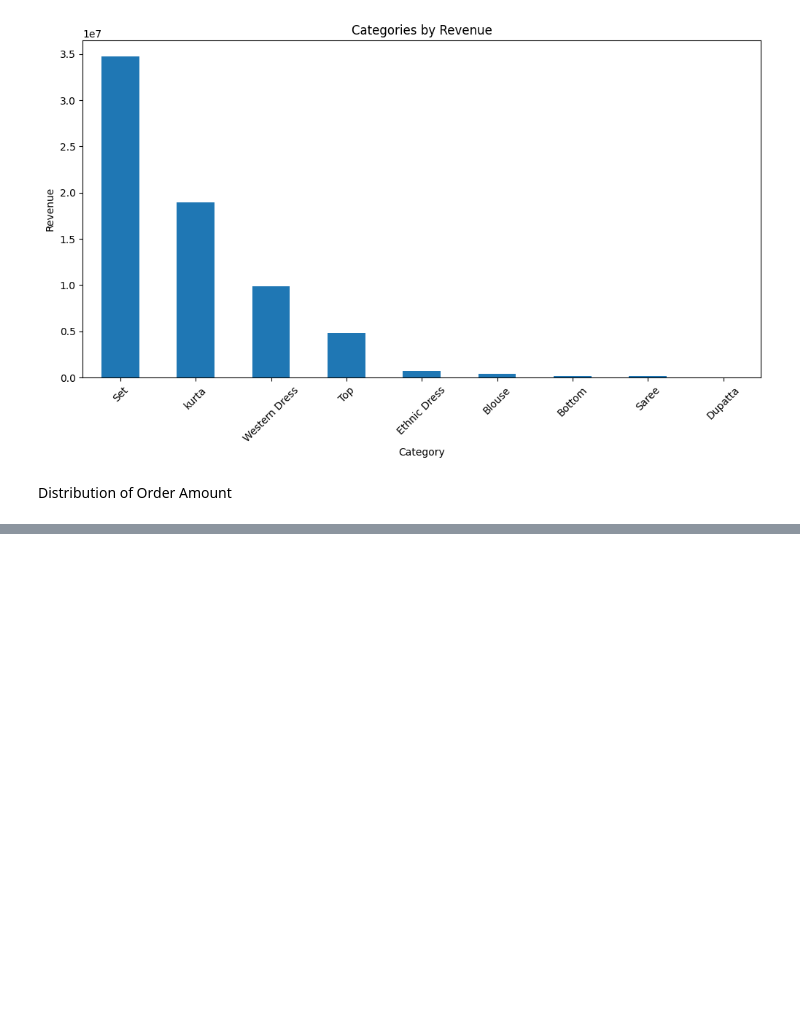
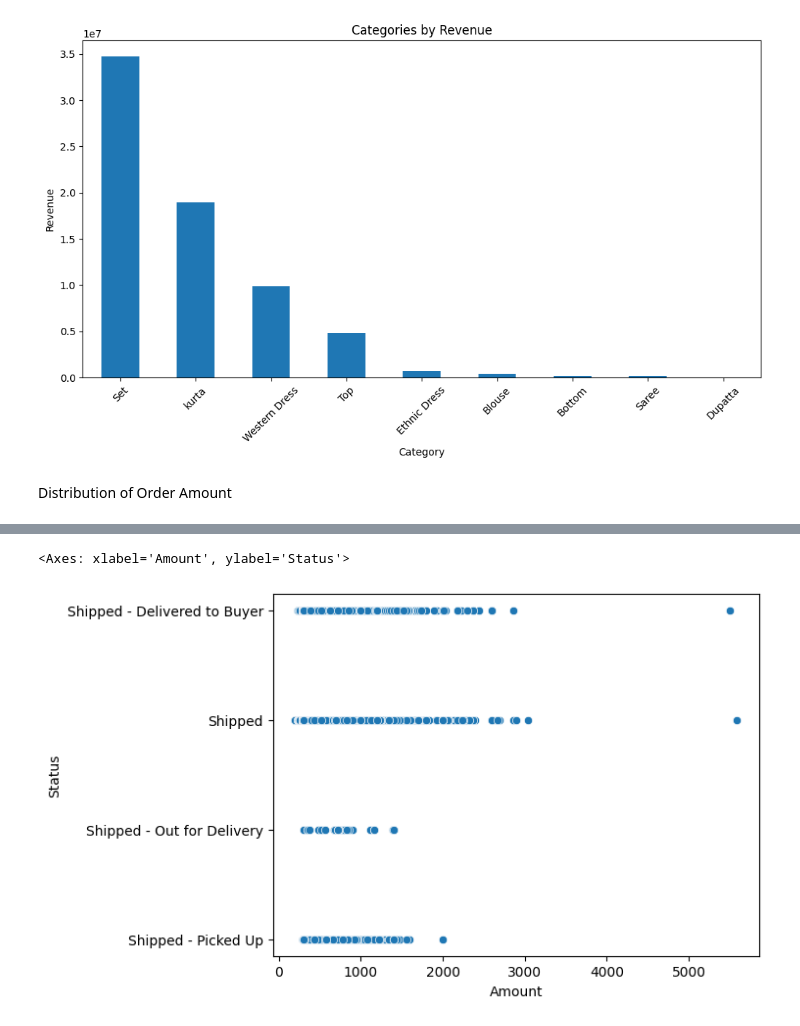
Before and after one commit to anan5093/ecommerce-analysis, a Jupyter notebook: notebooks/Amazon_sales_report.ipynb, the cells around one changed output, grey strips where cells are left out. Drawn from its saved outputs; the diff is of its cells as text; code cells hidden in the pictures; blank space fills up the shorter version.

```diff
--- a/notebooks/Amazon_sales_report.ipynb
+++ b/notebooks/Amazon_sales_report.ipynb
@@ -6,7 +6,8 @@ start work
 import pandas as pd
 import seaborn as sns
 import matplotlib.pyplot as plt
-df = pd.read_csv("../datasets/raw/Amazon Sale Report.csv")
+from datetime import datetime, date
+df = pd.read_csv("../datasets/raw/Amazon Sale Report.csv", low_memory =False)
 df.head()
 #df.shape
 # %% [output]
@@ -394,0 +398,5 @@ plt.show()
+# %%
+sns.scatterplot(data = df_net, x = "Amount", y = "Status")
+# %% [output]
+<Axes: xlabel='Amount', ylabel='Status'>
+[figure, added]
```
Also changed, not shown: parts of 21 cells of this notebook.
